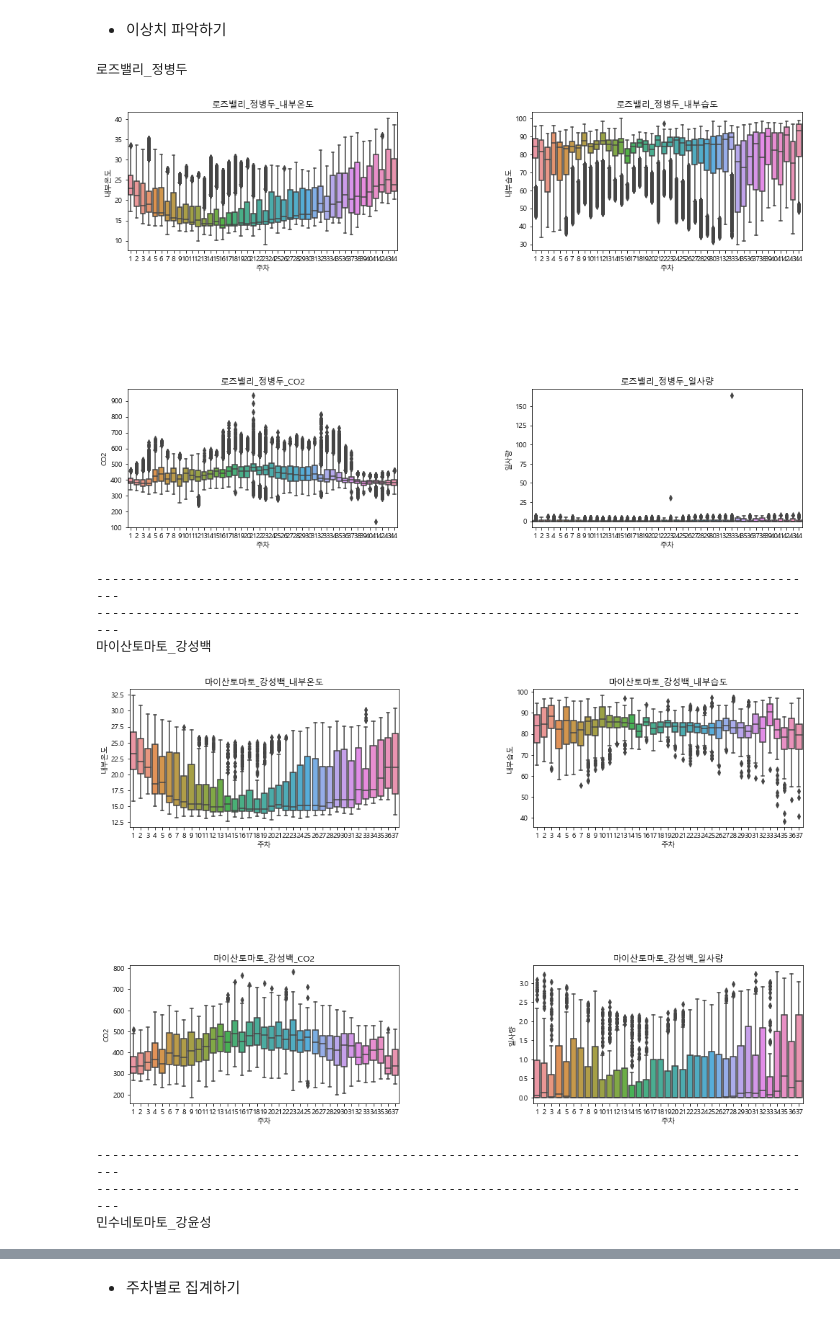
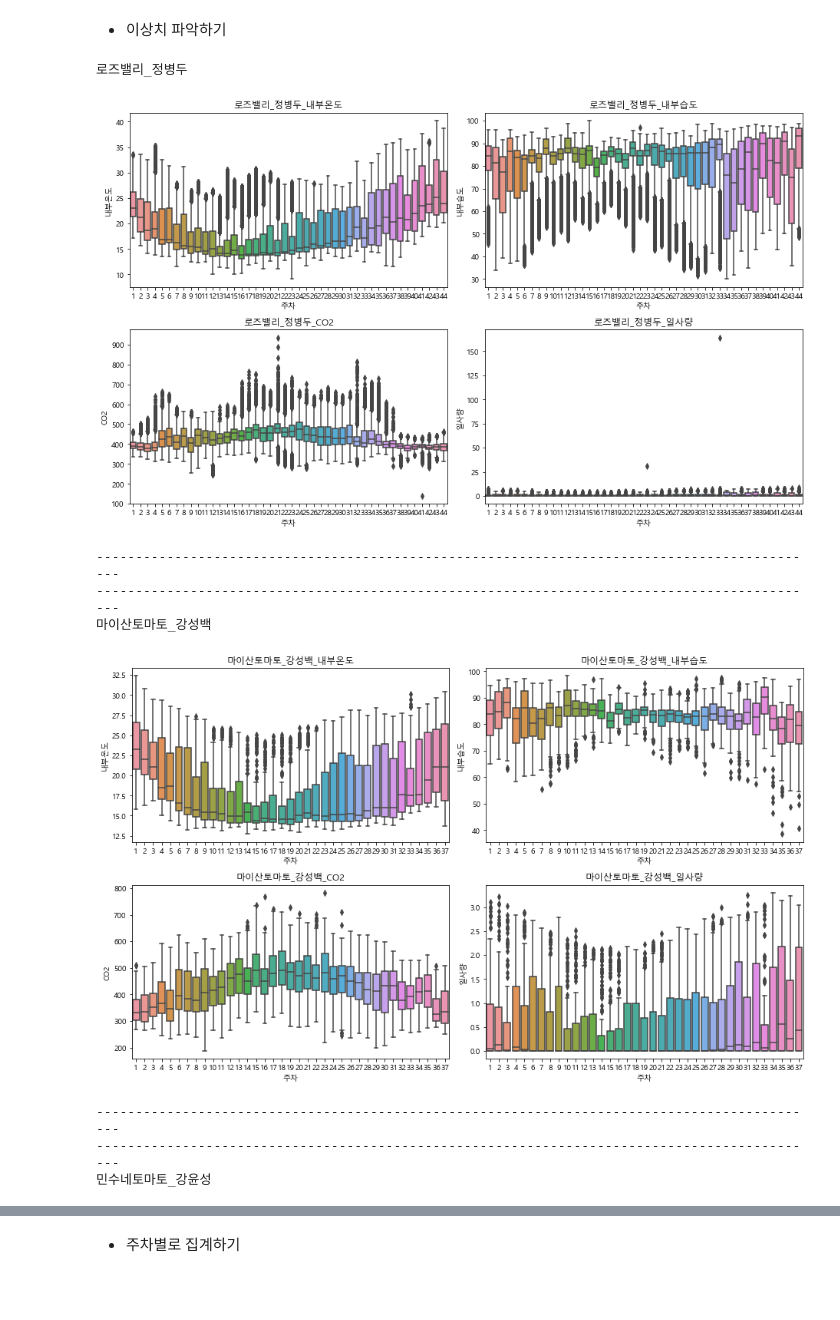
Before and after one commit to meucham11/nong_intern, a Jupyter notebook: 03_지연변수와 회귀.ipynb, the cells around one changed output, grey strips where cells are left out. Cells and saved outputs as stored; diff of their text form; code cells hidden in the pictures; blank space fills up the shorter version.

```diff
--- a/03_지연변수와 회귀.ipynb
+++ b/03_지연변수와 회귀.ipynb
@@ -162,7 +162,7 @@ def cumsum_to_value(df):
 # %%
 # 생육 Date와 환경 Date 매칭
 def match_test_weeknum(sang_data,env_data):
-    dic=dict(zip(sang_data['Date'],sang_data['test_weeknum']))
+    dic=dict(zip(sang_data['Date'],sang_data['주차']))
     result=env_data.replace({"Date":dic})["Date"]
     return result
 # %%
@@ -198,6 +198,7 @@ def box_to_find_outlier(env_data,name,cols):
 
         sns.boxplot(data=env_data,x='주차',y=env)
         plt.title(name[:-3:]+'_'+env)
+        plt.tight_layout()
     plt.show()
     print('---------------------------------------------------------------------------------------------')
     print('---------------------------------------------------------------------------------------------')
@@ -210,6 +232,7 @@ def box_to_find_outlier(env_data,name,cols):
 - 이상치 파악하기
 # %%
 total_dataset=[]
+sang_dataset=[]
 for i in range(len(sang_list)):
 
     # 한 농장 sang 로드
@@ -222,43 +245,45 @@ for i in range(len(sang_list)):
     env_data = env_data_load(env_list[i],env_col)
 
     # 한 농장에 주차 추가
-    sang_data['test_weeknum']=add_weeknum(sang_data)
+    sang_data['주차']=add_weeknum(sang_data)
+    sang_dataset.append(sang_data)
 
-    # 환경에 Date컬럼 추가, 12시기준 쪼개기
+        # 환경에 Date컬럼 추가, 12시기준 쪼개기
     생육조사기간=sorted(list(set(list(sang_data['Date']))))
     env_data=env_add_Date(env_data,생육조사기간)
 
     # 환경 데이터에 주차 컬럼 추가
     env_data['주차']=match_test_weeknum(sang_data,env_data)
 
     # 누적을 증가량으로 바꿔주기
     base_col=['date','Date','주차']
     cumsum_list=['누적일사량']
     cumsum_col=base_col+cumsum_list
 
     cumsum_df=cumsum_to_value(env_data[cumsum_col])
     env_data['일사량']=cumsum_df['일사량']
     del env_data['누적일사량']
 
 
     # 환경 데이터 변수명
     avg_list=['내부온도','내부습도','CO2']
     sum_list=['일사량']
 
     cols=avg_list+sum_list
 
     # 이상치 파악하기
     name=sang_list[i]
     box_to_find_outlier(env_data,name,cols)
+    env_data=env_data.reset_index(drop=True)
 
     total_dataset.append(env_data)
 # %% [output]
 로즈밸리_정병두
-[figure, old version]
+[figure, new version]
 ---------------------------------------------------------------------------------------------
 ---------------------------------------------------------------------------------------------
 마이산토마토_강성백
-[figure, old version]
+[figure, new version]
 ---------------------------------------------------------------------------------------------
 ---------------------------------------------------------------------------------------------
 민수네토마토_강윤성
```
Also changed, not shown: parts of 18 cells of this notebook.
